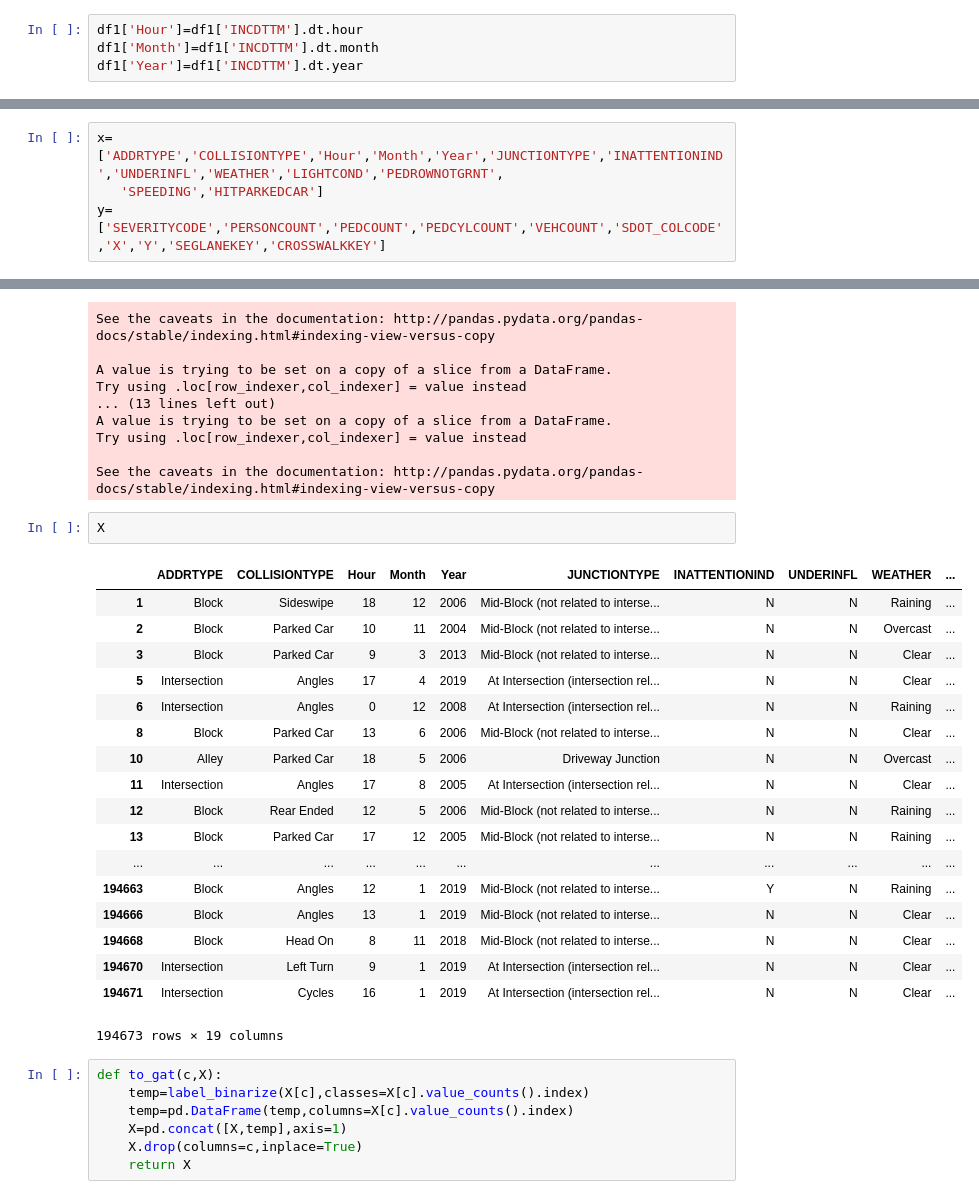
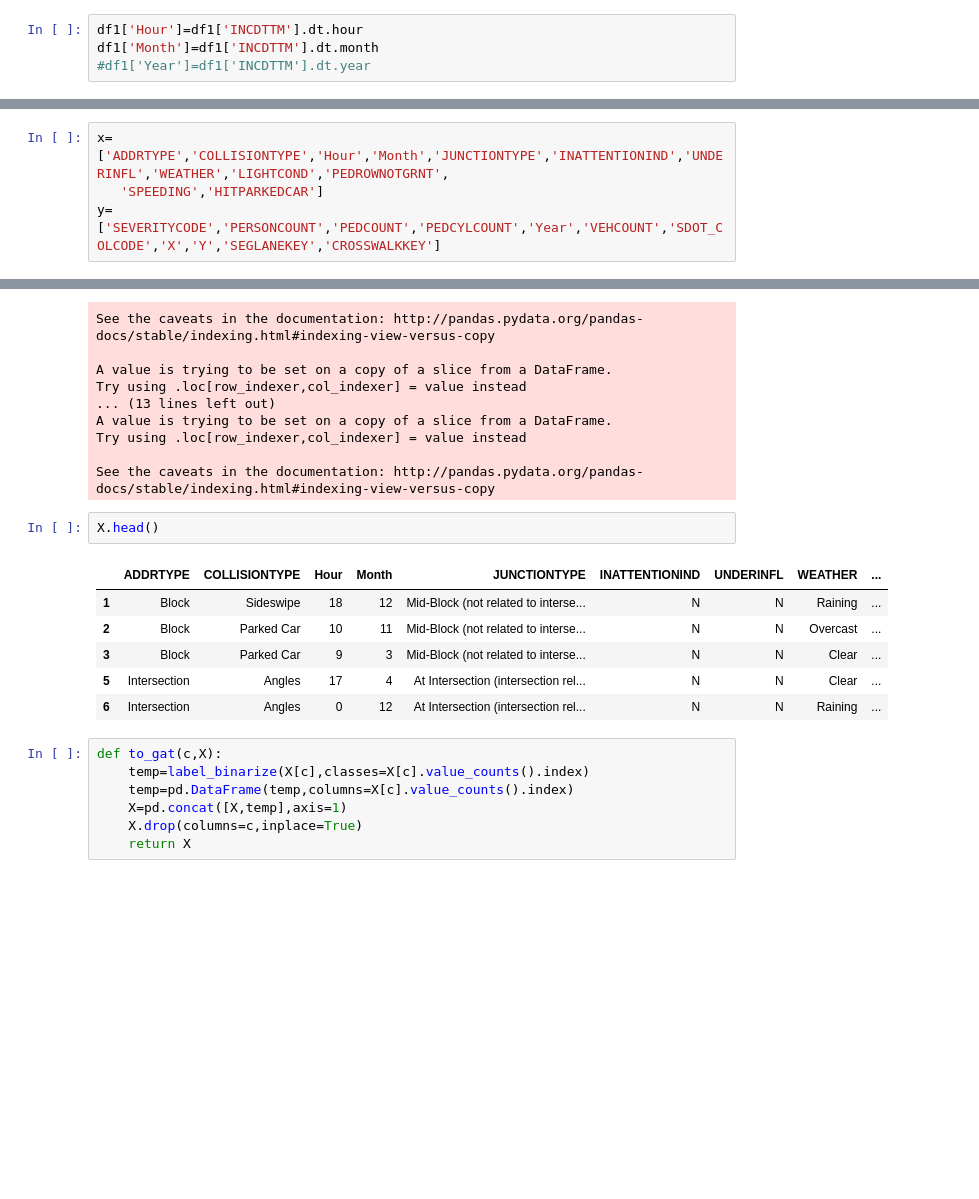
Before and after one commit to dr-askar/IBM_capstone, a Jupyter notebook: Capstone Project .ipynb, the cells around one changed output, grey strips where cells are left out. Drawn from its saved outputs; the diff is of its cells as text; blank space fills up the shorter version.

```diff
--- a/Capstone Project .ipynb
+++ b/Capstone Project .ipynb
@@ -284,7 +284,7 @@ chi2_contingency(pd.crosstab(df1['INCDTTM'].dt.hour,df1['SEVERITYCODE']))[1]
 # %%
 df1['Hour']=df1['INCDTTM'].dt.hour
 df1['Month']=df1['INCDTTM'].dt.month
-df1['Year']=df1['INCDTTM'].dt.year
+#df1['Year']=df1['INCDTTM'].dt.year
 # %%
 ax=plt.subplot(111)
 bins = [-1,30,60,np.inf]
@@ -469,9 +468,9 @@ Year Ttest_indResult(statistic=-9.32907669778162, pvalue=1.0786473964131786e-20)
 from sklearn.preprocessing import label_binarize
 from sklearn.model_selection import train_test_split
 # %%
-x=['ADDRTYPE','COLLISIONTYPE','Hour','Month','Year','JUNCTIONTYPE','INATTENTIONIND','UNDERINFL','WEATHER','LIGHTCOND','PEDROWNOTGRNT',
+x=['ADDRTYPE','COLLISIONTYPE','Hour','Month','JUNCTIONTYPE','INATTENTIONIND','UNDERINFL','WEATHER','LIGHTCOND','PEDROWNOTGRNT',
    'SPEEDING','HITPARKEDCAR']
-y=['SEVERITYCODE','PERSONCOUNT','PEDCOUNT','PEDCYLCOUNT','VEHCOUNT','SDOT_COLCODE','X','Y','SEGLANEKEY','CROSSWALKKEY']
+y=['SEVERITYCODE','PERSONCOUNT','PEDCOUNT','PEDCYLCOUNT','Year','VEHCOUNT','SDOT_COLCODE','X','Y','SEGLANEKEY','CROSSWALKKEY']
 # %%
 
 X=df1[x]
@@ -502,26 +501,14 @@ Try using .loc[row_indexer,col_indexer] = value instead
 
 See the caveats in the documentation: http://pandas.pydata.org/pandas-docs/stable/indexing.html#indexing-view-versus-copy
 # %%
-X
+X.head()
 # %% [output]
-|  | ADDRTYPE | COLLISIONTYPE | Hour | Month | Year | JUNCTIONTYPE | INATTENTIONIND | UNDERINFL | WEATHER | ... |
-| 1 | Block | Sideswipe | 18 | 12 | 2006 | Mid-Block (not related to interse... | N | N | Raining | ... |
-| 2 | Block | Parked Car | 10 | 11 | 2004 | Mid-Block (not related to interse... | N | N | Overcast | ... |
-| 3 | Block | Parked Car | 9 | 3 | 2013 | Mid-Block (not related to interse... | N | N | Clear | ... |
-| 5 | Intersection | Angles | 17 | 4 | 2019 | At Intersection (intersection rel... | N | N | Clear | ... |
-| 6 | Intersection | Angles | 0 | 12 | 2008 | At Intersection (intersection rel... | N | N | Raining | ... |
-| 8 | Block | Parked Car | 13 | 6 | 2006 | Mid-Block (not related to interse... | N | N | Clear | ... |
-| 10 | Alley | Parked Car | 18 | 5 | 2006 | Driveway Junction | N | N | Overcast | ... |
-| 11 | Intersection | Angles | 17 | 8 | 2005 | At Intersection (intersection rel... | N | N | Clear | ... |
-| 12 | Block | Rear Ended | 12 | 5 | 2006 | Mid-Block (not related to interse... | N | N | Raining | ... |
-| 13 | Block | Parked Car | 17 | 12 | 2005 | Mid-Block (not related to interse... | N | N | Raining | ... |
-| ... | ... | ... | ... | ... | ... | ... | ... | ... | ... | ... |
-| 194663 | Block | Angles | 12 | 1 | 2019 | Mid-Block (not related to interse... | Y | N | Raining | ... |
-| 194666 | Block | Angles | 13 | 1 | 2019 | Mid-Block (not related to interse... | N | N | Clear | ... |
-| 194668 | Block | Head On | 8 | 11 | 2018 | Mid-Block (not related to interse... | N | N | Clear | ... |
-| 194670 | Intersection | Left Turn | 9 | 1 | 2019 | At Intersection (intersection rel... | N | N | Clear | ... |
-| 194671 | Intersection | Cycles | 16 | 1 | 2019 | At Intersection (intersection rel... | N | N | Clear | ... |
+|  | ADDRTYPE | COLLISIONTYPE | Hour | Month | JUNCTIONTYPE | INATTENTIONIND | UNDERINFL | WEATHER | ... |
+| 1 | Block | Sideswipe | 18 | 12 | Mid-Block (not related to interse... | N | N | Raining | ... |
+| 2 | Block | Parked Car | 10 | 11 | Mid-Block (not related to interse... | N | N | Overcast | ... |
+| 3 | Block | Parked Car | 9 | 3 | Mid-Block (not related to interse... | N | N | Clear | ... |
+| 5 | Intersection | Angles | 17 | 4 | At Intersection (intersection rel... | N | N | Clear | ... |
+| 6 | Intersection | Angles | 0 | 12 | At Intersection (intersection rel... | N | N | Raining | ... |
-194673 rows × 19 columns
 # %%
 def to_gat(c,X):
     temp=label_binarize(X[c],classes=X[c].value_counts().index)
```
Also changed, not shown: parts of 28 cells of this notebook, 5 other files.
